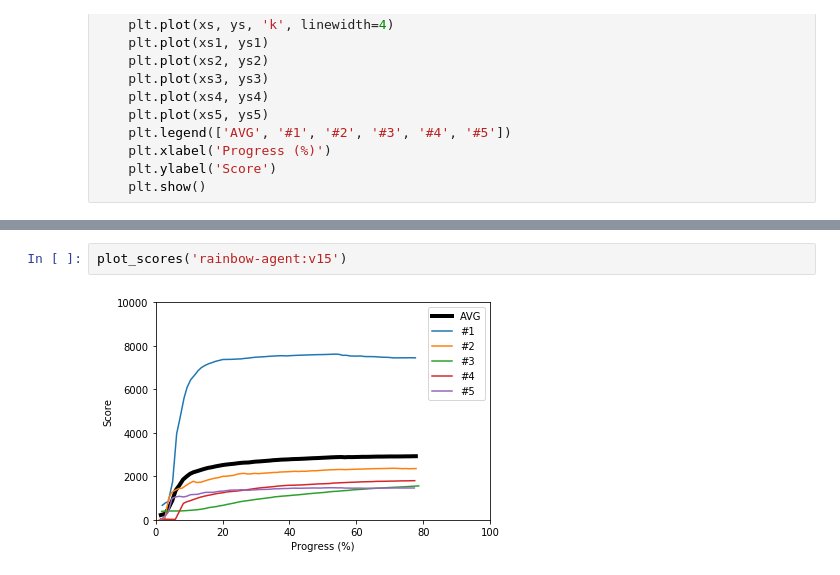
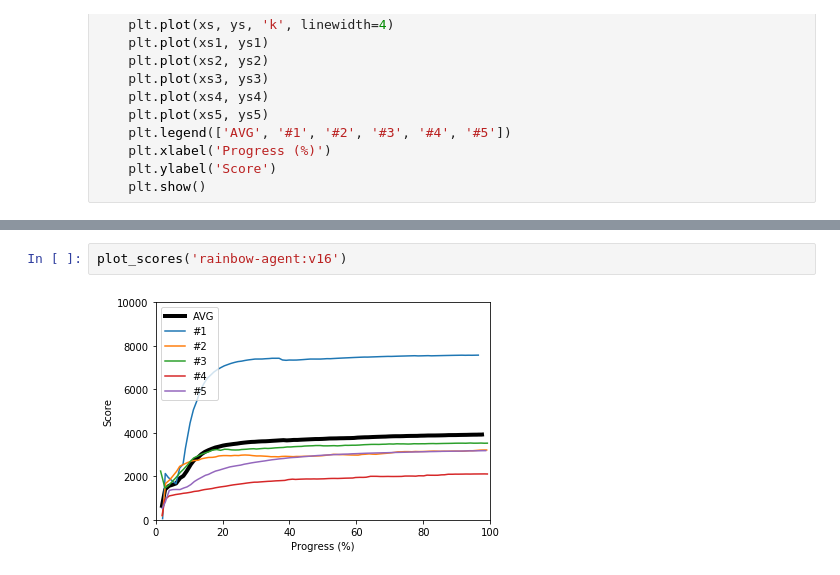
Before and after one commit to seungjaeryanlee/retro-agents, a Jupyter notebook: Plot.ipynb, the cells around one changed output, grey strips where cells are left out. Saved outputs shown, nothing was run; the diff lists cells and outputs as text.

```diff
--- a/Plot.ipynb
+++ b/Plot.ipynb
@@ -95,6 +109,6 @@ get_agents()
  'rainbow-agent:v8',
  'rainbow-agent:v9'}
 # %%
-plot_scores('rainbow-agent:v15')
+plot_scores('rainbow-agent:v16')
 # %% [output]
-[figure, old version]
+[figure, new version]
```
Also changed, not shown: parts of 3 cells of this notebook.
